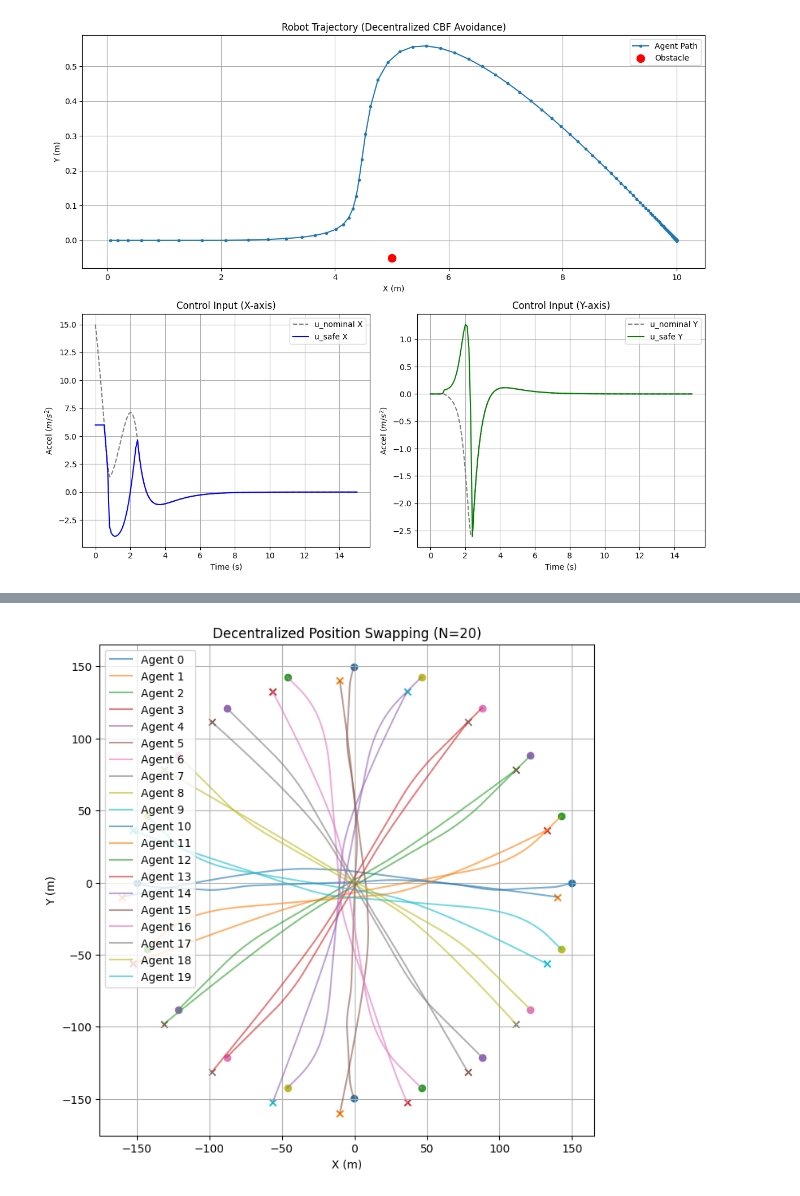
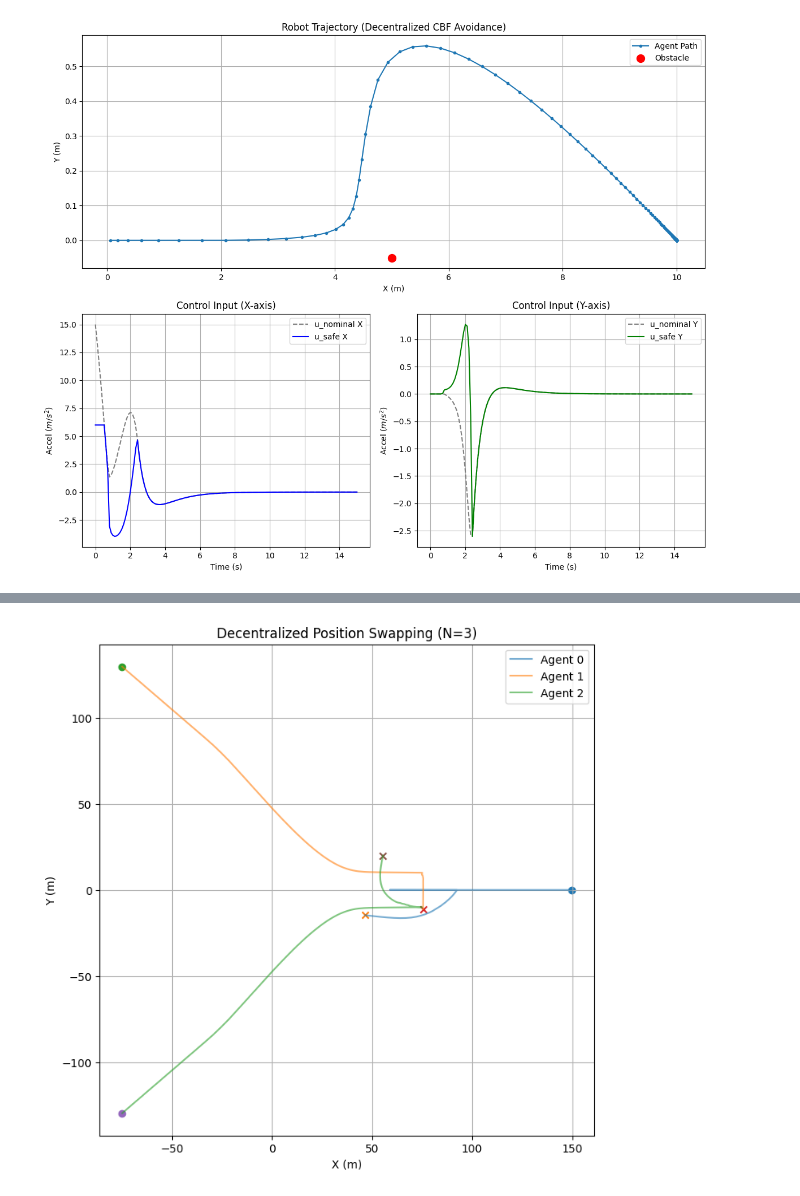
Before and after one commit to hungnguyen-125/Safety_Formation_Control_CBF, a Jupyter notebook: demo/decentralized_cbf_validation.ipynb, the cells around one changed output, grey strips where cells are left out. Drawn from its saved outputs; the diff is of its cells as text; code cells hidden in the pictures.

```diff
--- a/demo/decentralized_cbf_validation.ipynb
+++ b/demo/decentralized_cbf_validation.ipynb
@@ -114,7 +114,7 @@ import numpy as np
 import matplotlib.pyplot as plt
 
 # --- Simulation Configuration ---
-N = 20               # Number of agents
+N = 3               # Number of agents
 R_circle = 150      # Circle radius
 dt = 0.1
 T_max = 20          # Simulation time
@@ -136,7 +136,7 @@ agents_dict = {}
 for i in range(N):
     angle = 2 * np.pi * i / N
     pos = np.array([R_circle * np.cos(angle), R_circle * np.sin(angle)])
-    target = -pos - 10# Goal is exactly on the opposite side
+    target = -pos # Goal is exactly on the opposite side
     agents_dict[i] = AgentObj(i, pos, target)
 
 # Initialize the Decentralized CBF filter
@@ -213,4 +206,4 @@ Agent 15 QP Failed!
-[figure, old version]
+[figure, new version]
 # %%
 import numpy as np
 import matplotlib.pyplot as plt
```
Also changed, not shown: parts of 2 cells of this notebook, 2 other files.
